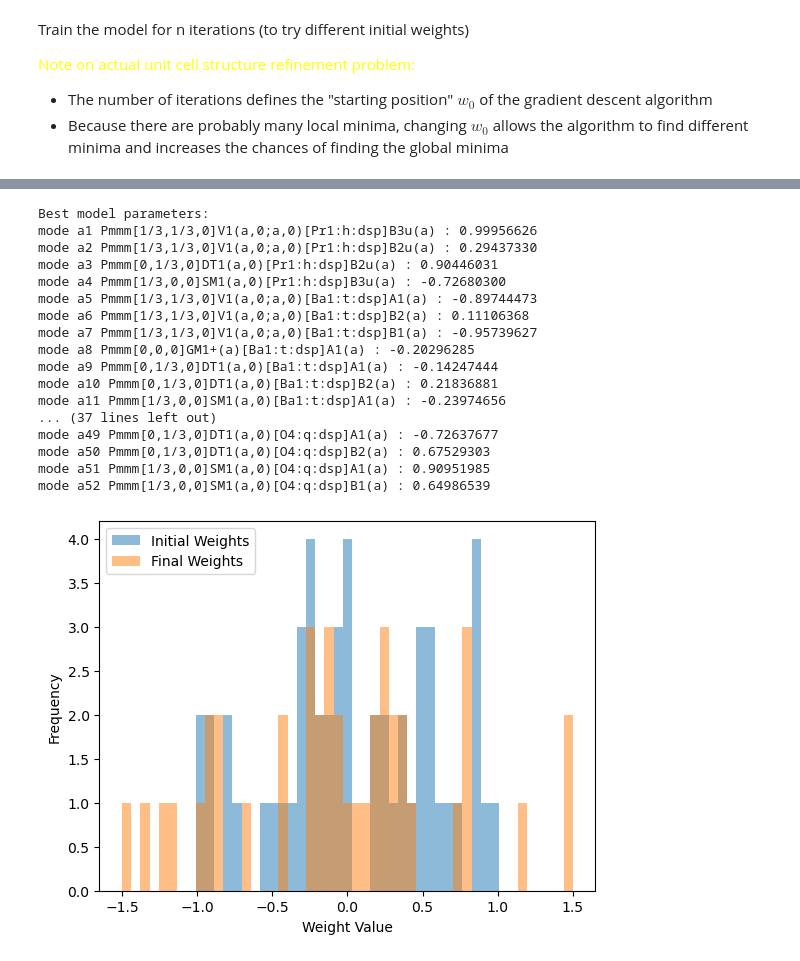
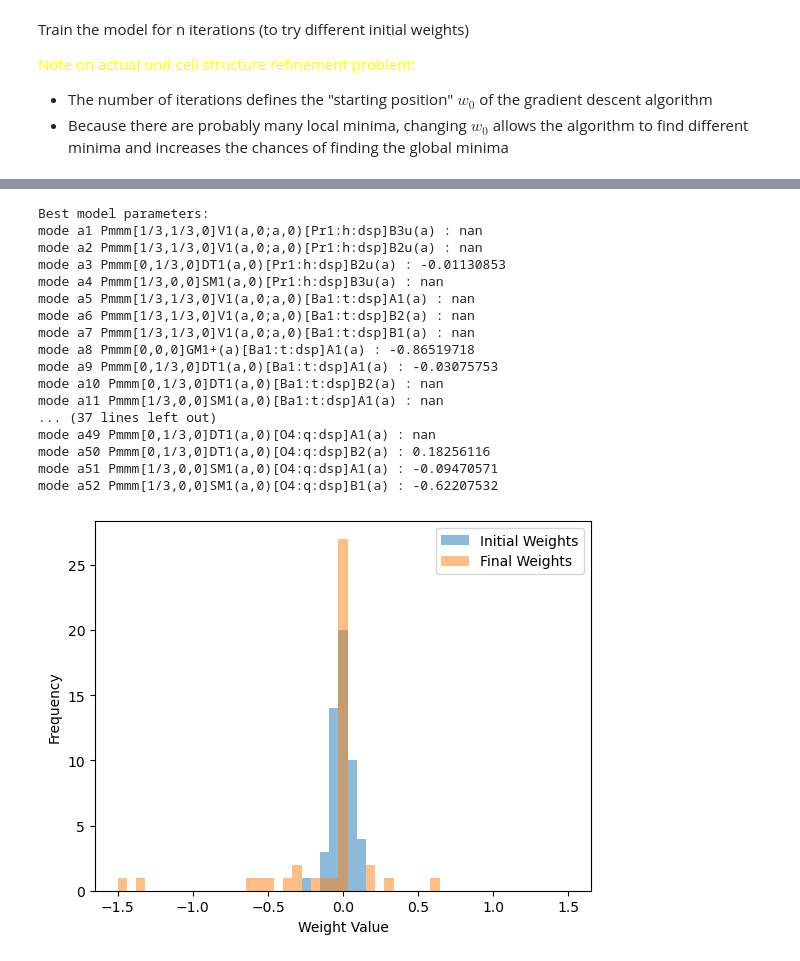
Before and after one commit to bleubreeymeow/alrisDistortionFit, a Jupyter notebook: PBCO/PBCO_1_3_inplane/P2/P2_gradient_descent.ipynb, the cells around one changed output, grey strips where cells are left out. Saved outputs shown, nothing was run; the diff lists cells and outputs as text; code cells hidden in the pictures.

```diff
--- a/PBCO/PBCO_1_3_inplane/P2/P2_gradient_descent.ipynb
+++ b/PBCO/PBCO_1_3_inplane/P2/P2_gradient_descent.ipynb
@@ -245,9 +246,10 @@ def fun_tf(hkl_list, pars, matrix):
 
     all_sim_intensity = intensity
     #sim_intensity = intensity / tf.reduce_max(intensity)  # Normalize to max intensity
-    print(tf.reduce_sum(all_sim_intensity))
 
-    all_sim_intensity = all_sim_intensity / tf.reduce_sum(all_sim_intensity) * 100
+
+    #all_sim_intensity = all_sim_intensity / tf.reduce_max(all_sim_intensity) * 10000
+    all_sim_intensity = all_sim_intensity / tf.reduce_sum(all_sim_intensity) * 10000
 
     # Extract only the intensities corresponding to the input hkl_list
     sim_intensity = tf.gather(all_sim_intensity, hkl_indices)
@@ -270,15 +272,19 @@ class FunAsLayer(tf.keras.layers.Layer):
         self.matrix = matrix
 
     def build(self, input_shape):
-        self.param = self.add_weight(name='param', shape=(mode_num,), initializer=tf.keras.initializers.RandomUniform(minval=-1, maxval=1, seed=1), trainable=True)
+        max_mode_amps = self.max_mode_amps
+        self.param = (self.add_weight(name='param', shape=(mode_num,), initializer=tf.keras.initializers.RandomNormal(mean=0.0, stddev=0.06, seed=1), trainable=True, constraint=lambda x: tf.clip_by_value(x, -max_mode_amps, max_mode_amps)))
+
         super().build(input_shape)
+        # self.param = tf.tanh(self.param)
 
     def call(self, inputs):
         # Apply tanh to ensure parameters stay within the [-1, 1] range then multiply by max_mode_amps so each parameter is scaled corresponding to the element in max_mode_amps
-        pretransform = tf.tanh(self.param)
-        transformed_params = pretransform * self.max_mode_amps  # Scale parameters
+        # param = tf.tanh(self.param)
+        transformed_params = self.param  # Scale parameters
 
         output = fun_tf(inputs, transformed_params , self.matrix)
+        print('output shape in call function:' , output.shape)
         return tf.reshape(output , [-1])  # Ensure output is 1D
 # %% [markdown]
 Create optimizer and define loss function
@@ -329,8 +335,8 @@ class WeightedMeanSquaredError(tf.keras.losses.Loss):
 
 # Define the custom metric function
 def r_factor_metric(y_true, y_pred):
-    labels = y_true
-    return tf.reduce_sum(tf.abs(labels - y_pred)) / tf.reduce_sum(tf.abs(labels))
+    y_true = tf.reshape(y_true, [-1])
+    return tf.reduce_sum(tf.abs(y_true - y_pred)) / tf.reduce_sum(tf.abs(y_true))
 # %% [markdown]
 Train the model for n iterations (to try different initial weights)
 
@@ -338,7 +344,7 @@ Train the model for n iterations (to try different initial weights)
 - The number of iterations defines the "starting position" $w_0$ of the gradient descent algorithm
 - Because there are probably many local minima, changing $w_0$ allows the algorithm to find different minima and increases the chances of finding the global minima
 # %%
-lr = [4e-1]
+lr = [7e-2]
 best_pars_overall = None
 best_rf_overall = np.inf
 best_loss_overall = []
@@ -346,18 +352,18 @@ best_loss_overall = []
 for learning_rate in lr:
     time_start = time()
     print(f"Learning rate: {learning_rate}")
-    optim = tf.keras.optimizers.Adam(learning_rate=learning_rate)
+    optim = tf.keras.optimizers.Adam(learning_rate=learning_rate , beta_1=0.8, beta_2=0.999, epsilon=1e-07)
     path_max_mode_amps = path + '/PBCO_1_3_' + structure_type + '_max_bound_vectors.txt'
     max_mode_amps = np.loadtxt(path_max_mode_amps, dtype=np.float32 , delimiter=',')
 
-    # indices_to_zero = [2 , 5 , 6 , 10 , 11 ,12,  13 , 14 , 18 , 19 ,22 , 23 , 38 , 43 , 4 , 17 , 19 , 46 , 1 , 7 , 35 , 44 , 49 , 16 , 24 , 28 , 45]
-    # # indices_to_zero = np.arange(1, mode_num+1)
-    # or index in indices_to_zero:
-    #     max_mode_amps[index - 1] = 0.0
+    indices_to_zero = [2 , 5 , 6 , 10 , 11 ,12,  13 , 14 , 18 , 19 ,22 , 23 , 38 , 43 , 4 , 17 , 19 , 46 , 1 , 7 , 35 , 44 , 49 , 16 , 24 , 28 , 45]
+    # indices_to_zero = np.arange(1, mode_num+1)
+    for index in indices_to_zero:
+        max_mode_amps[index - 1] = 0.0
 
     max_mode_amps = tf.convert_to_tensor(max_mode_amps, dtype=tf.float32)
 
-    n_epochs = 500
+    n_epochs = 1000
     histories = []
     n_iter = 1
 
@@ -390,7 +396,7 @@ for learning_rate in lr:
         batch_size = features.shape[0], # Use a smaller batch size features.shape[0]
         epochs=n_epochs,
         verbose=0,
-        shuffle=True, # not sure whether this matters
+        shuffle=False, # not sure whether this matters
         # callbacks=[cb]
         sample_weight=labels_err  # Use sample weights if you have errors
         )
@@ -402,13 +408,13 @@ for learning_rate in lr:
         # Check final loss
         final_loss = history.history['loss'][-1]
         print(model.layers[-1].get_weights()[0].shape)
-        curren_model_pars = max_mode_amps * tf.tanh(model.layers[-1].get_weights()[0])
+        curren_model_pars = model.layers[-1].get_weights()[0]
 
         print(f"Final loss: {final_loss:.3e}")
 
         if final_loss < min_loss:
             # Update best model parameters
-            best_model_pars = max_mode_amps * tf.tanh(model.layers[-1].get_weights()[0])
+            best_model_pars = model.layers[-1].get_weights()[0]
             min_loss = final_loss
             rf = r_factor_metric(labels, fun_tf(features, best_model_pars , matrix))
             print(f"Iteration {i+1} - New best loss: {min_loss:.3e} (R-factor: {rf:.3e})")
@@ -442,7 +448,7 @@ for learning_rate in lr:
     plt.show()
 
     y_pred = fun_tf(features, best_model_pars , matrix)
-    labels = tf.reshape(labels, [-1])
+
     rf = r_factor_metric(labels, y_pred)
     print(f"Best R-factor for learning rate {learning_rate}: {rf:.3e}")
     final_weights = model.layers[-1].get_weights()[0]
@@ -493,41 +499,41 @@ r_factor: 10.061874389648438
 # %%
 path_displacive_modes = path + '/PBCO_1_3_' + structure_type + '_displacive_modes.txt'
 
 mode_names = pd.read_csv(path_displacive_modes, delim_whitespace=True, header=None)
 mode_names = mode_names.values.tolist()
 mode_names = pd.DataFrame(mode_names)
 
 # Print the best model parameters
 print("Best model parameters:")
 for i, par in enumerate(best_model_pars):
-    print(f"mode a{i+1} {mode_names.iloc[i, 1]} : {par.numpy() / max_mode_amps[i]:.8f}")
+    print(f"mode a{i+1} {mode_names.iloc[i, 1]} : {par / max_mode_amps[i]:.8f}")
 
-list_modes_removal = np.abs(best_model_pars.numpy()) / max_mode_amps
+list_modes_removal = np.abs(best_model_pars) / max_mode_amps
 
 plt.hist(initial_weights, bins=np.linspace(-1.5 , 1.5 , 50), alpha=0.5, label='Initial Weights')
 plt.hist(final_weights , bins=np.linspace(-1.5 , 1.5 , 50), alpha=0.5, label='Final Weights')
 # plt.hist(best_model_pars * max_mode_amps, bins=np.linspace(-1.5 , 1.5 , 50), alpha=0.5, label='Best Weights')
 plt.xlabel('Weight Value')
 plt.ylabel('Frequency')
 plt.legend()
 plt.show()
 # %% [output]
 Best model parameters:
-mode a1 Pmmm[1/3,1/3,0]V1(a,0;a,0)[Pr1:h:dsp]B3u(a) : 0.99956626
-mode a2 Pmmm[1/3,1/3,0]V1(a,0;a,0)[Pr1:h:dsp]B2u(a) : 0.29437330
-mode a3 Pmmm[0,1/3,0]DT1(a,0)[Pr1:h:dsp]B2u(a) : 0.90446031
-mode a4 Pmmm[1/3,0,0]SM1(a,0)[Pr1:h:dsp]B3u(a) : -0.72680300
-mode a5 Pmmm[1/3,1/3,0]V1(a,0;a,0)[Ba1:t:dsp]A1(a) : -0.89744473
-mode a6 Pmmm[1/3,1/3,0]V1(a,0;a,0)[Ba1:t:dsp]B2(a) : 0.11106368
-mode a7 Pmmm[1/3,1/3,0]V1(a,0;a,0)[Ba1:t:dsp]B1(a) : -0.95739627
-mode a8 Pmmm[0,0,0]GM1+(a)[Ba1:t:dsp]A1(a) : -0.20296285
-mode a9 Pmmm[0,1/3,0]DT1(a,0)[Ba1:t:dsp]A1(a) : -0.14247444
-mode a10 Pmmm[0,1/3,0]DT1(a,0)[Ba1:t:dsp]B2(a) : 0.21836881
-mode a11 Pmmm[1/3,0,0]SM1(a,0)[Ba1:t:dsp]A1(a) : -0.23974656
+mode a1 Pmmm[1/3,1/3,0]V1(a,0;a,0)[Pr1:h:dsp]B3u(a) : nan
+mode a2 Pmmm[1/3,1/3,0]V1(a,0;a,0)[Pr1:h:dsp]B2u(a) : nan
+mode a3 Pmmm[0,1/3,0]DT1(a,0)[Pr1:h:dsp]B2u(a) : -0.01130853
+mode a4 Pmmm[1/3,0,0]SM1(a,0)[Pr1:h:dsp]B3u(a) : nan
+mode a5 Pmmm[1/3,1/3,0]V1(a,0;a,0)[Ba1:t:dsp]A1(a) : nan
+mode a6 Pmmm[1/3,1/3,0]V1(a,0;a,0)[Ba1:t:dsp]B2(a) : nan
+mode a7 Pmmm[1/3,1/3,0]V1(a,0;a,0)[Ba1:t:dsp]B1(a) : nan
+mode a8 Pmmm[0,0,0]GM1+(a)[Ba1:t:dsp]A1(a) : -0.86519718
+mode a9 Pmmm[0,1/3,0]DT1(a,0)[Ba1:t:dsp]A1(a) : -0.03075753
+mode a10 Pmmm[0,1/3,0]DT1(a,0)[Ba1:t:dsp]B2(a) : nan
+mode a11 Pmmm[1/3,0,0]SM1(a,0)[Ba1:t:dsp]A1(a) : nan
 ... (37 lines left out)
-mode a49 Pmmm[0,1/3,0]DT1(a,0)[O4:q:dsp]A1(a) : -0.72637677
-mode a50 Pmmm[0,1/3,0]DT1(a,0)[O4:q:dsp]B2(a) : 0.67529303
-mode a51 Pmmm[1/3,0,0]SM1(a,0)[O4:q:dsp]A1(a) : 0.90951985
-mode a52 Pmmm[1/3,0,0]SM1(a,0)[O4:q:dsp]B1(a) : 0.64986539
+mode a49 Pmmm[0,1/3,0]DT1(a,0)[O4:q:dsp]A1(a) : nan
+mode a50 Pmmm[0,1/3,0]DT1(a,0)[O4:q:dsp]B2(a) : 0.18256116
+mode a51 Pmmm[1/3,0,0]SM1(a,0)[O4:q:dsp]A1(a) : -0.09470571
+mode a52 Pmmm[1/3,0,0]SM1(a,0)[O4:q:dsp]B1(a) : -0.62207532
-[figure, old version]
+[figure, new version]
 # %%
```
Also changed, not shown: parts of 6 cells of this notebook, 2 other files.
